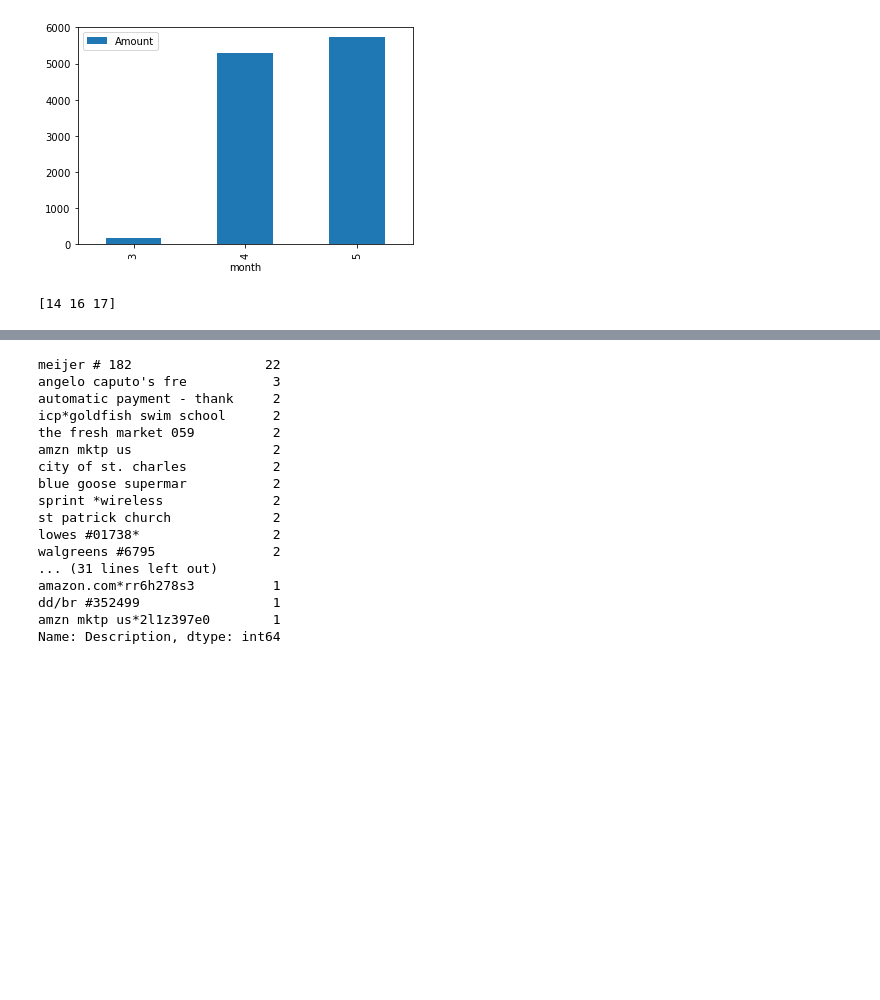
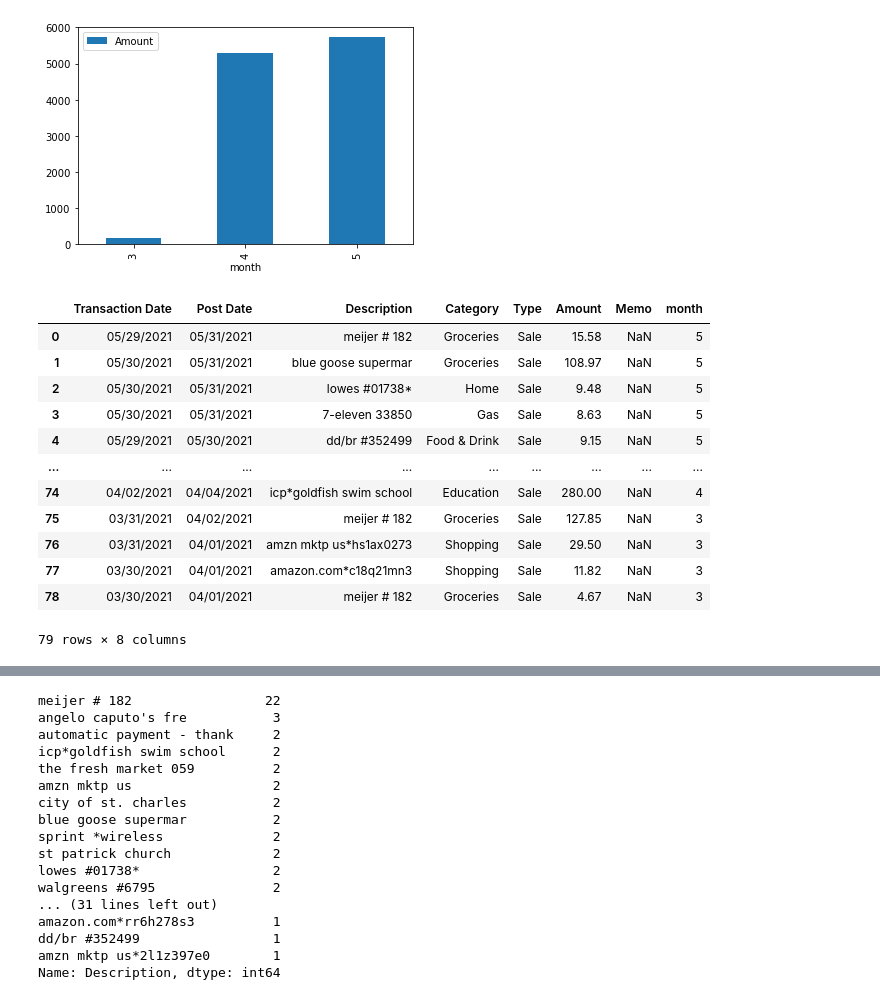
Before and after one commit to Luv2bnanook44/expenses-report, a Jupyter notebook: workspace.ipynb, the cells around one changed output, grey strips where cells are left out. Saved outputs shown, nothing was run; the diff lists cells and outputs as text; code cells hidden in the pictures; blank space fills up the shorter version.

```diff
--- a/workspace.ipynb
+++ b/workspace.ipynb
@@ -48,9 +48,3 @@ data1[['Amount', 'month']].groupby('month').sum().sort_values(by='Amount').plot(
 # %% [output]
 <AxesSubplot:xlabel='month'>
 [figure]
-# %%
-z = np.array([1,3,4])
-y = np.array([2,5,6])
-print(sum(y, z))
-# %% [output]
-[14 16 17]
@@ -84,0 +51,16 @@ def expense_types_by_month(data):
+# %%
+data1
+# %% [output]
+|  | Transaction Date | Post Date | Description | Category | Type | Amount | Memo | month |
+| 0 | 05/29/2021 | 05/31/2021 | meijer # 182 | Groceries | Sale | 15.58 | NaN | 5 |
+| 1 | 05/30/2021 | 05/31/2021 | blue goose supermar | Groceries | Sale | 108.97 | NaN | 5 |
+| 2 | 05/30/2021 | 05/31/2021 | lowes #01738* | Home | Sale | 9.48 | NaN | 5 |
+| 3 | 05/30/2021 | 05/31/2021 | 7-eleven 33850 | Gas | Sale | 8.63 | NaN | 5 |
+| 4 | 05/29/2021 | 05/30/2021 | dd/br #352499 | Food & Drink | Sale | 9.15 | NaN | 5 |
+| ... | ... | ... | ... | ... | ... | ... | ... | ... |
+| 74 | 04/02/2021 | 04/04/2021 | icp*goldfish swim school | Education | Sale | 280.00 | NaN | 4 |
+| 75 | 03/31/2021 | 04/02/2021 | meijer # 182 | Groceries | Sale | 127.85 | NaN | 3 |
+| 76 | 03/31/2021 | 04/01/2021 | amzn mktp us*hs1ax0273 | Shopping | Sale | 29.50 | NaN | 3 |
+| 77 | 03/30/2021 | 04/01/2021 | amazon.com*c18q21mn3 | Shopping | Sale | 11.82 | NaN | 3 |
+| 78 | 03/30/2021 | 04/01/2021 | meijer # 182 | Groceries | Sale | 4.67 | NaN | 3 |
+79 rows × 8 columns
```
Also changed, not shown: parts of 5 cells of this notebook.
